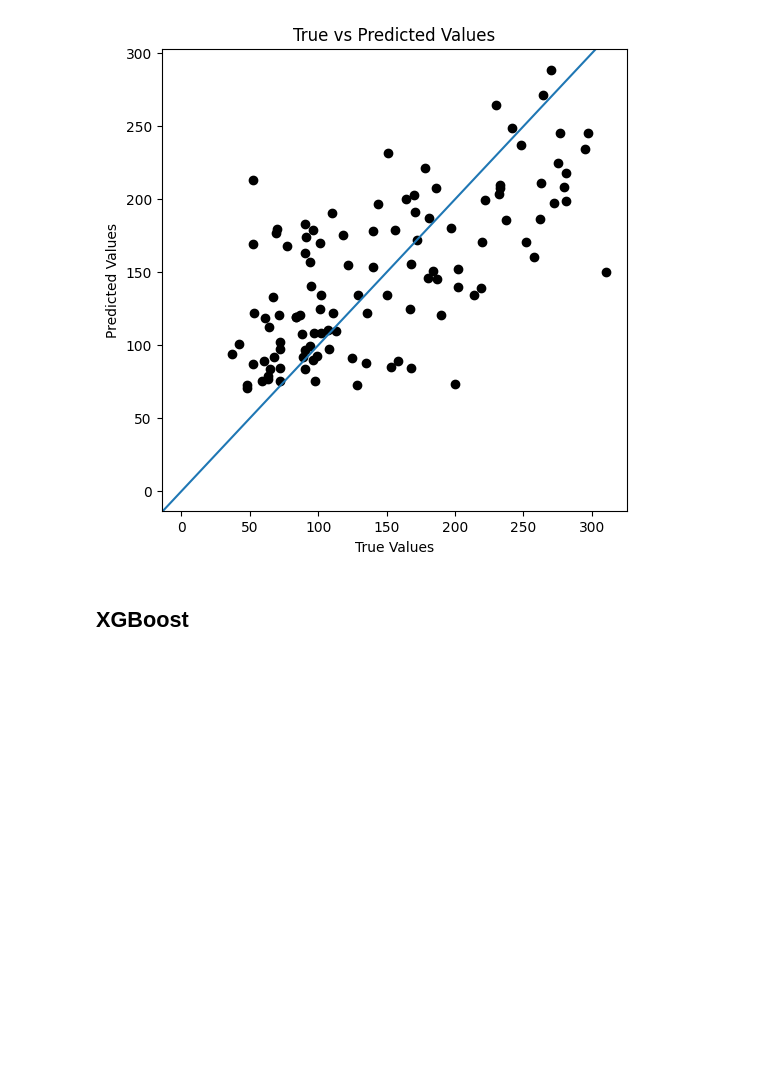
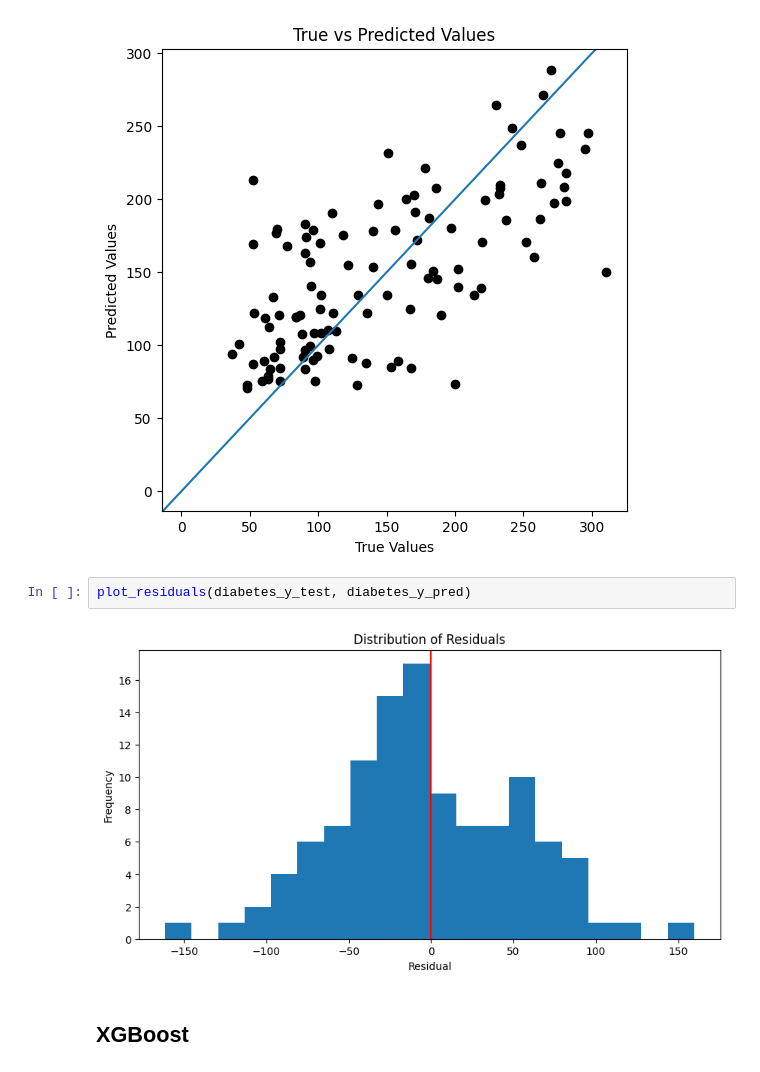
Before and after one commit to hsma-programme/h6_4e_boosted_trees, a Jupyter notebook: teaching_notebooks/tree_based_models_regression.ipynb, the cells around one changed output. Drawn from its saved outputs; the diff is of its cells as text; blank space fills up the shorter version.

```diff
--- a/teaching_notebooks/tree_based_models_regression.ipynb
+++ b/teaching_notebooks/tree_based_models_regression.ipynb
@@ -268,6 +290,10 @@ Mean absolute percentage error: 40.34%
 Root Mean squared error: 54.96
 Coefficient of determination: 0.45
 [figure]
+# %%
+plot_residuals(diabetes_y_test, diabetes_y_pred)
+# %% [output]
+[figure, added]
 # %% [markdown]
 ## XGBoost
 # %%
```
Also changed, not shown: parts of 10 cells of this notebook, 4 other files.
